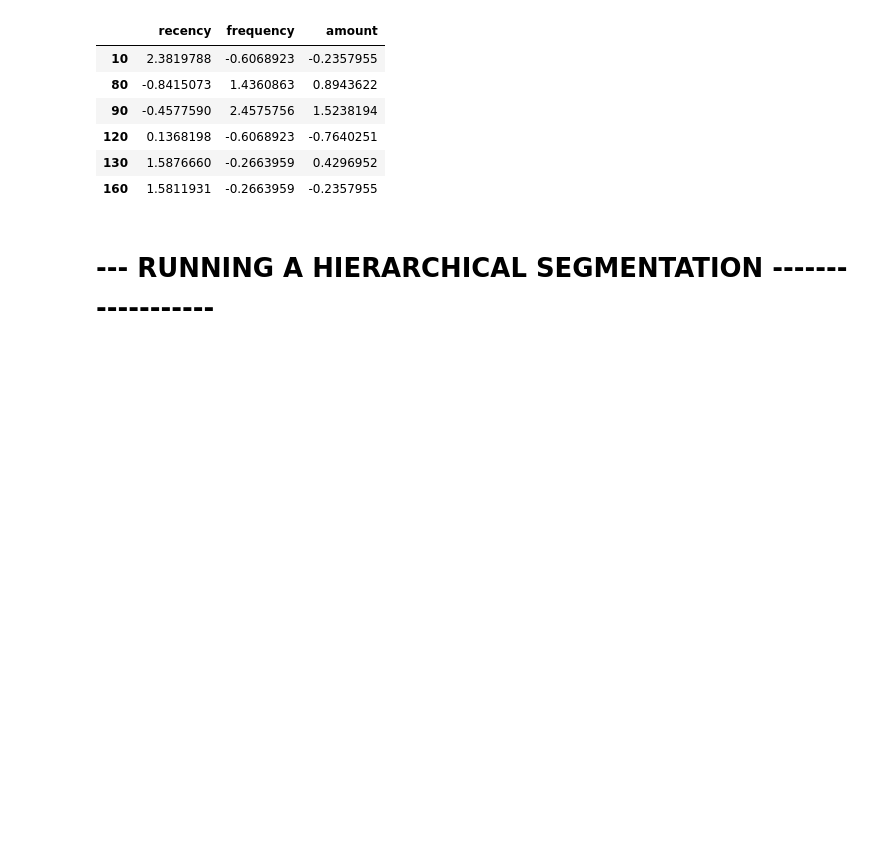
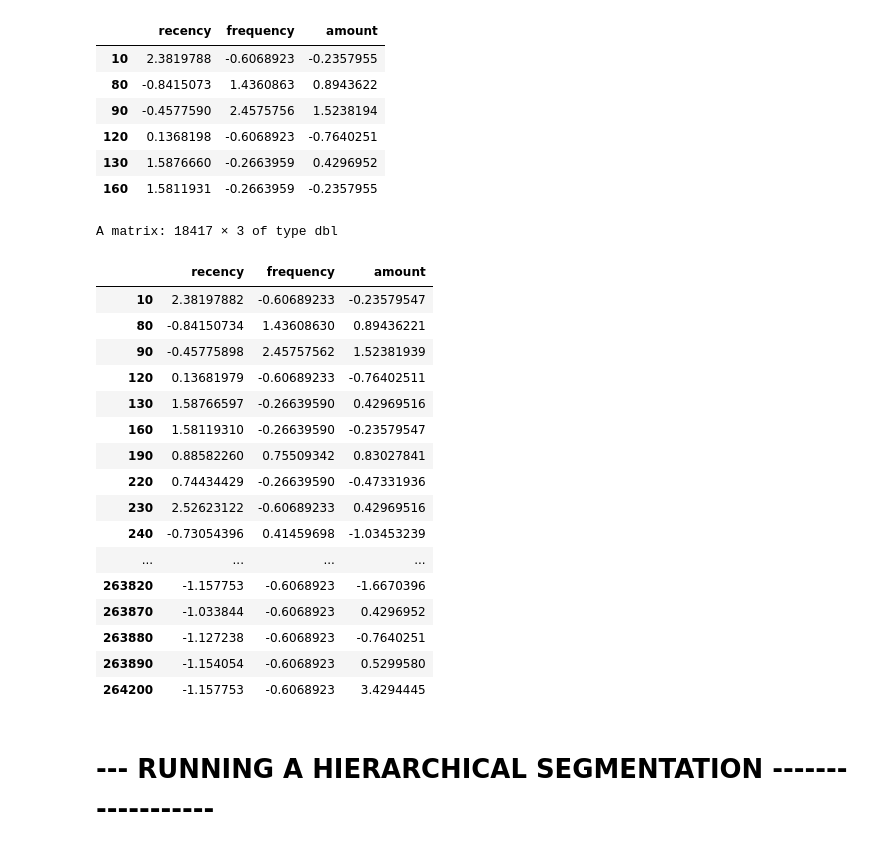
Before and after one commit to jasonber/strategic_business_analytics_python, a Jupyter notebook: Foundations_of_Marketing_Analytics/Week_2/R_script.ipynb, the cells around one changed output. Drawn from its saved outputs; the diff is of its cells as text; code cells hidden in the pictures; blank space fills up the shorter version.

```diff
--- a/Foundations_of_Marketing_Analytics/Week_2/R_script.ipynb
+++ b/Foundations_of_Marketing_Analytics/Week_2/R_script.ipynb
@@ -302,6 +324,27 @@ A matrix: 6 × 3 of type dbl
 | 120 | 0.1368198 | -0.6068923 | -0.7640251 |
 | 130 | 1.5876660 | -0.2663959 | 0.4296952 |
 | 160 | 1.5811931 | -0.2663959 | -0.2357955 |
+# %%
+new_data
+# %% [output]
+A matrix: 18417 × 3 of type dbl
+|  | recency | frequency | amount |
+| 10 | 2.38197882 | -0.60689233 | -0.23579547 |
+| 80 | -0.84150734 | 1.43608630 | 0.89436221 |
+| 90 | -0.45775898 | 2.45757562 | 1.52381939 |
+| 120 | 0.13681979 | -0.60689233 | -0.76402511 |
+| 130 | 1.58766597 | -0.26639590 | 0.42969516 |
+| 160 | 1.58119310 | -0.26639590 | -0.23579547 |
+| 190 | 0.88582260 | 0.75509342 | 0.83027841 |
+| 220 | 0.74434429 | -0.26639590 | -0.47331936 |
+| 230 | 2.52623122 | -0.60689233 | 0.42969516 |
+| 240 | -0.73054396 | 0.41459698 | -1.03453239 |
+| ... | ... | ... | ... |
+| 263820 | -1.157753 | -0.6068923 | -1.6670396 |
+| 263870 | -1.033844 | -0.6068923 | 0.4296952 |
+| 263880 | -1.127238 | -0.6068923 | -0.7640251 |
+| 263890 | -1.154054 | -0.6068923 | 0.5299580 |
+| 264200 | -1.157753 | -0.6068923 | 3.4294445 |
 # %% [markdown]
 # --- RUNNING A HIERARCHICAL SEGMENTATION ------------------
 # %%
```
Also changed, not shown: parts of 2 cells of this notebook, 41 other files.
